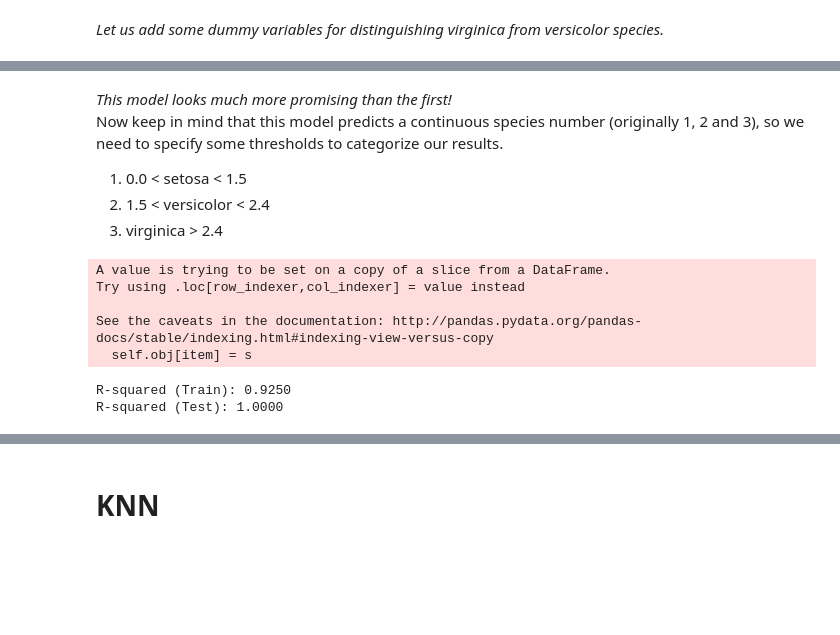
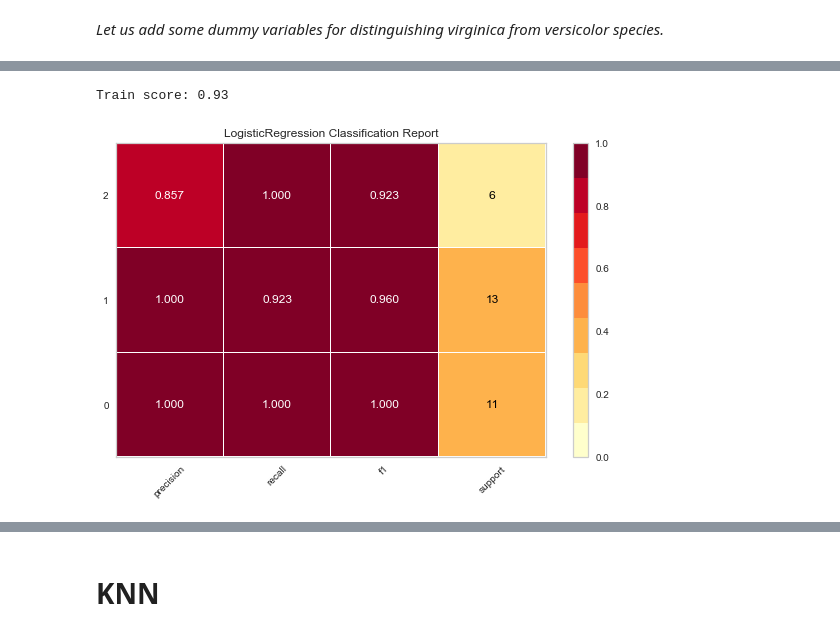
Before and after one commit to mkm29/DataScience, a Jupyter notebook: thinkful/unit/3/1/classify_iris.ipynb, the cells around one changed output, grey strips where cells are left out. Cells and saved outputs as stored; diff of their text form; code cells hidden in the pictures; blank space fills up the shorter version.

```diff
--- a/thinkful/unit/3/1/classify_iris.ipynb
+++ b/thinkful/unit/3/1/classify_iris.ipynb
@@ -134,7 +53,0 @@ See the caveats in the documentation: http://pandas.pydata.org/pandas-docs/stabl
-# %% [markdown]
-*This model looks much more promising than the first!*
-Now keep in mind that this model predicts a continuous species number (originally 1, 2 and 3), so we need to specify some thresholds to categorize our results.
-
-  1. 0.0 < setosa < 1.5
-  2. 1.5 < versicolor < 2.4
-  3. virginica > 2.4
@@ -146,18 +54,20 @@ train.loc[lm2.fittedvalues>2.4,"pred_species_num"] = 3
-# %%
-# now make some predictions on the test set
-pred = lm2.predict(test)
-test.loc[pred.between(0,1.5), "pred_species_num"] = 1
-test.loc[pred.between(1.5,2.4), "pred_species_num"] = 2
-test.loc[pred>2.4,"pred_species_num"] = 3
-# %% [output]
-A value is trying to be set on a copy of a slice from a DataFrame.
-Try using .loc[row_indexer,col_indexer] = value instead
-
-See the caveats in the documentation: http://pandas.pydata.org/pandas-docs/stable/indexing.html#indexing-view-versus-copy
-  self.obj[item] = s
-# %%
-print("R-squared (Train): {:.4f}".format(r2_score(train.species_num, train.pred_species_num)))
-print("R-squared (Test): {:.4f}".format(r2_score(test.species_num, test.pred_species_num)))
-# %% [output]
-R-squared (Train): 0.9250
-R-squared (Test): 1.0000
+# %%
+from yellowbrick.classifier import ClassificationReport
+
+# Instantiate our model and store it in a new variable.
+logr = LogisticRegression(random_state=0)
+
+# Fit our model to the data.
+logr.fit(X_train, y_train)
+print('Train score: {:.2f}'.format(logr.score(X_train, y_train)))
+
+# Instantiate the classification model and visualizer
+logr = LogisticRegression(random_state=0)
+visualizer = ClassificationReport(logr, support=True)
+
+visualizer.fit(X_train, y_train)  # Fit the visualizer and the model
+visualizer.score(X_test, y_test)  # Evaluate the model on the test data
+g = visualizer.poof()
+# %% [output]
+Train score: 0.93
+[figure, added]
```
Also changed, not shown: parts of 29 cells of this notebook.
